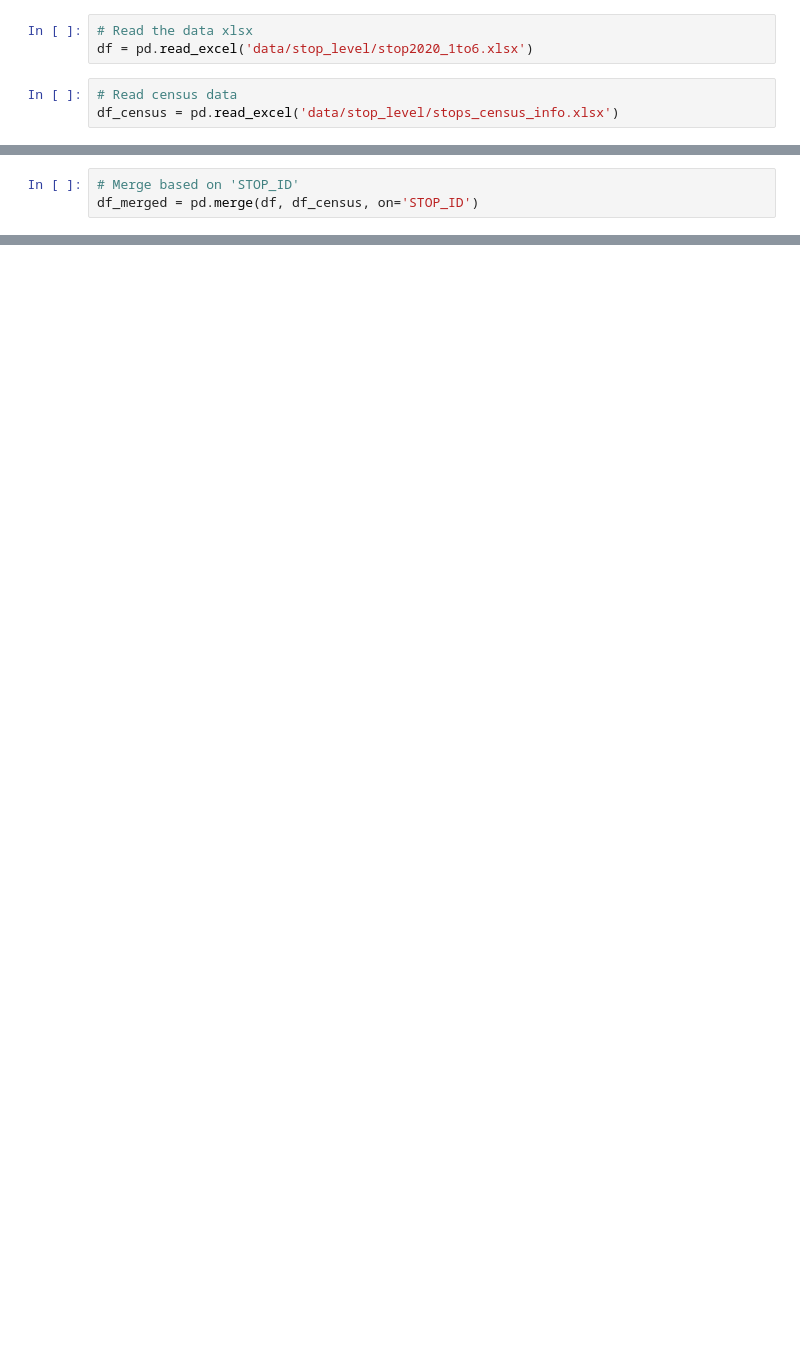
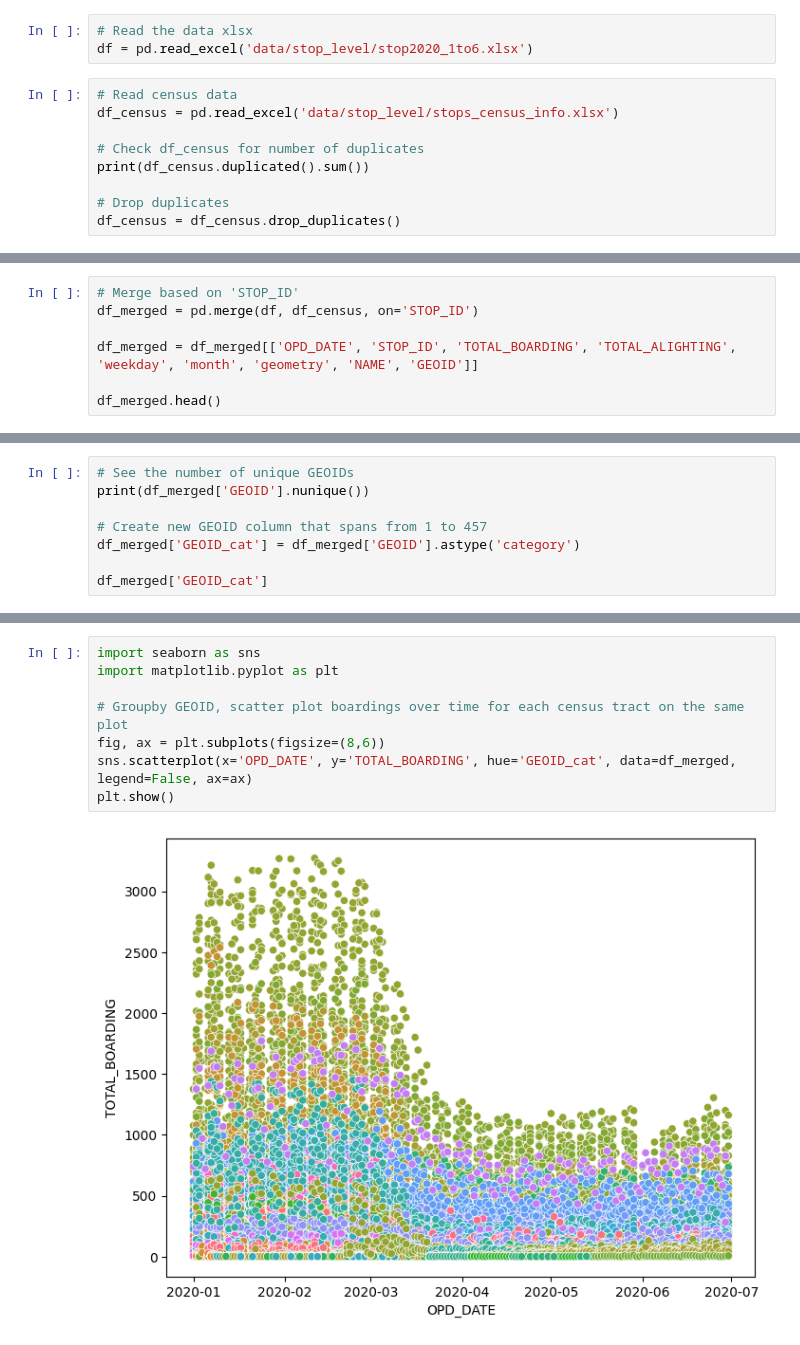
Before and after one commit to ekinugurel/TransitRecovery, a Jupyter notebook: merge_stop_census.ipynb, the cells around one changed output, grey strips where cells are left out. Drawn from its saved outputs; the diff is of its cells as text; blank space fills up the shorter version.

Commit message:
plotted ridership of census tracts

```diff
--- a/merge_stop_census.ipynb
+++ b/merge_stop_census.ipynb
@@ -10,3 +6,9 @@ df = pd.read_excel('data/stop_level/stop2020_1to6.xlsx')
 # %%
 # Read census data
 df_census = pd.read_excel('data/stop_level/stops_census_info.xlsx')
+
+# Check df_census for number of duplicates
+print(df_census.duplicated().sum())
+
+# Drop duplicates
+df_census = df_census.drop_duplicates()
@@ -13,3 +17,7 @@ df_census = pd.read_excel('data/stop_level/stops_census_info.xlsx')
 # %%
 # Merge based on 'STOP_ID'
 df_merged = pd.merge(df, df_census, on='STOP_ID')
+
+df_merged = df_merged[['OPD_DATE', 'STOP_ID', 'TOTAL_BOARDING', 'TOTAL_ALIGHTING', 'weekday', 'month', 'geometry', 'NAME', 'GEOID']]
+
+df_merged.head()
@@ -31,0 +31,8 @@ df_merged
+# %%
+# See the number of unique GEOIDs
+print(df_merged['GEOID'].nunique())
+
+# Create new GEOID column that spans from 1 to 457
+df_merged['GEOID_cat'] = df_merged['GEOID'].astype('category')
+
+df_merged['GEOID_cat']
@@ -31,0 +54,10 @@ df_merged
+# %%
+import seaborn as sns
+import matplotlib.pyplot as plt
+
+# Groupby GEOID, scatter plot boardings over time for each census tract on the same plot
+fig, ax = plt.subplots(figsize=(8,6))
+sns.scatterplot(x='OPD_DATE', y='TOTAL_BOARDING', hue='GEOID_cat', data=df_merged, legend=False, ax=ax)
+plt.show()
+# %% [output]
+[figure, added]
```
Also changed, not shown: parts of 5 cells of this notebook.
